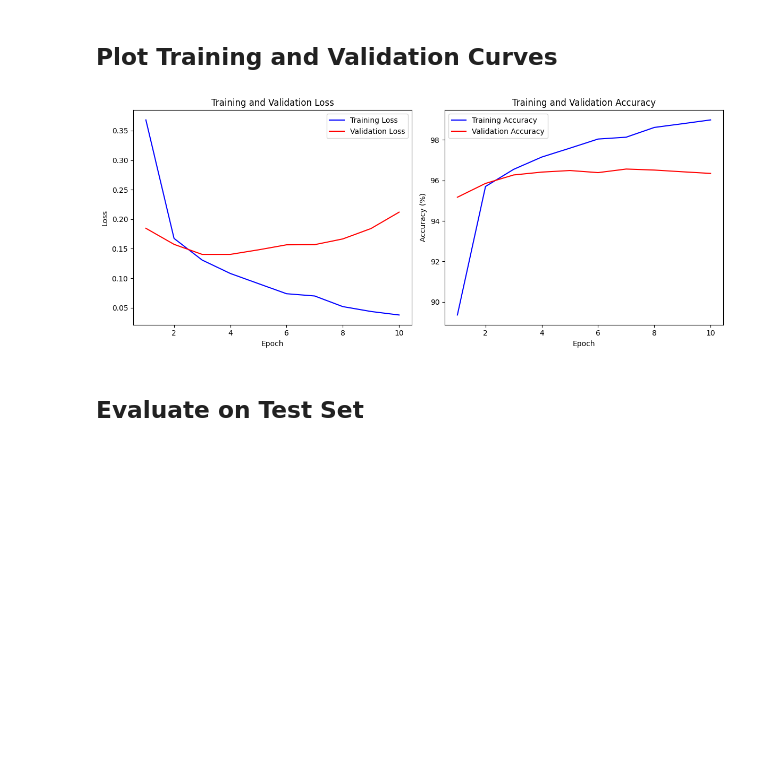
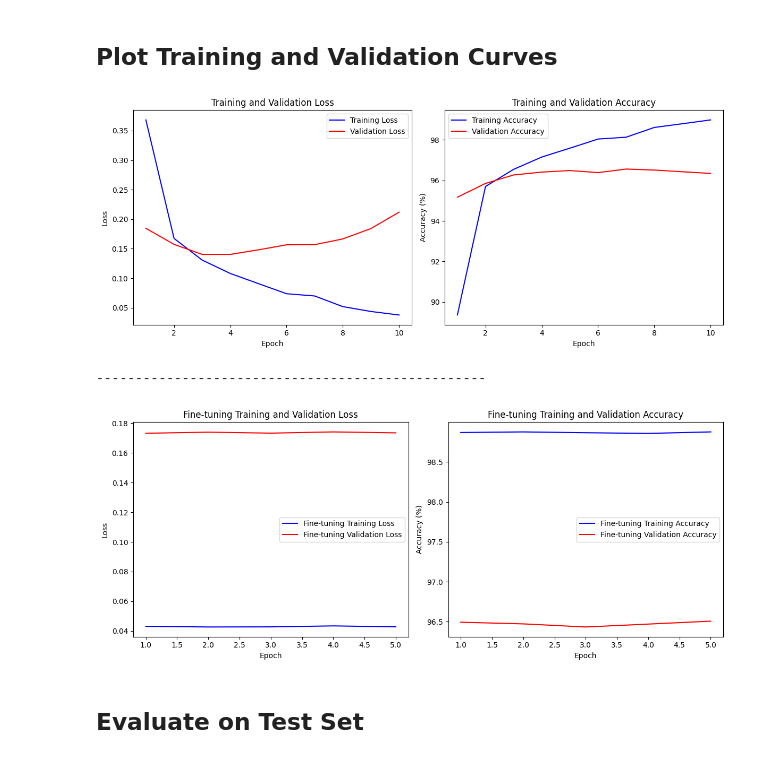
Before and after one commit to Azia-Bay/Capstone-Project, a Jupyter notebook: model/lstm.ipynb, the cells around one changed output. Drawn from its saved outputs; the diff is of its cells as text; code cells hidden in the pictures; blank space fills up the shorter version.

Commit message:
Added Early Stopping, Model fine-tuning, and a Gra[h for fine-tuned accuracy

```diff
--- a/model/lstm.ipynb
+++ b/model/lstm.ipynb
@@ -416,9 +416,11 @@ def evaluate(model, iterator, criterion, device):
 # %%
 # Set number of epochs
 N_EPOCHS = 10
+PATIENCE = 3  # Number of epochs to wait for improvement before stopping
 
 # Initialize variables to store best validation accuracy
 best_valid_acc = 0.0
+epochs_no_improve = 0
 
 # Lists to store metrics for plotting
 train_losses = []
@@ -447,6 +449,15 @@ for epoch in range(N_EPOCHS):
         best_valid_acc = val_acc
         torch.save(model.state_dict(), 'best_disaster_model.pt')
         print(f"\tBest validation accuracy so far! Model saved.")
+        epochs_no_improve = 0
+    else:
+        epochs_no_improve += 1
+        print(f"\tNo improvement in validation accuracy for {epochs_no_improve} epoch(s).")
+
+    # Check early stopping condition
+    if epochs_no_improve >= PATIENCE:
+        print(f"Early stopping triggered after {epoch+1} epochs.")
+        break
 
     print("--------------------------------------------------")
 # %% [output]
@@ -499,29 +639,55 @@ Epoch 10/10
 # %% [markdown]
 ## Plot Training and Validation Curves
 # %%
-# Plot loss curves
+# Plot loss curves for training and validation
 plt.figure(figsize=(12, 5))
 
 plt.subplot(1, 2, 1)
 plt.plot(range(1, N_EPOCHS+1), train_losses, 'b-', label='Training Loss')
 plt.plot(range(1, N_EPOCHS+1), val_losses, 'r-', label='Validation Loss')
 plt.xlabel('Epoch')
 plt.ylabel('Loss')
 plt.title('Training and Validation Loss')
 plt.legend()
 
 plt.subplot(1, 2, 2)
 plt.plot(range(1, N_EPOCHS+1), [acc * 100 for acc in train_accs], 'b-', label='Training Accuracy')
 plt.plot(range(1, N_EPOCHS+1), [acc * 100 for acc in val_accs], 'r-', label='Validation Accuracy')
 plt.xlabel('Epoch')
 plt.ylabel('Accuracy (%)')
 plt.title('Training and Validation Accuracy')
 plt.legend()
 
 plt.tight_layout()
 plt.show()
+
+print("--------------------------------------------------")
+
+# Plot loss curves for fine-tuning
+plt.figure(figsize=(12, 5))
+
+plt.subplot(1, 2, 1)
+plt.plot(range(1, N_FINE_TUNE_EPOCHS+1), fine_tune_train_losses, 'b-', label='Fine-tuning Training Loss')
+plt.plot(range(1, N_FINE_TUNE_EPOCHS+1), fine_tune_val_losses, 'r-', label='Fine-tuning Validation Loss')
+plt.xlabel('Epoch')
+plt.ylabel('Loss')
+plt.title('Fine-tuning Training and Validation Loss')
+plt.legend()
+
+plt.subplot(1, 2, 2)
+plt.plot(range(1, N_FINE_TUNE_EPOCHS+1), [acc * 100 for acc in fine_tune_train_accs], 'b-', label='Fine-tuning Training Accuracy')
+plt.plot(range(1, N_FINE_TUNE_EPOCHS+1), [acc * 100 for acc in fine_tune_val_accs], 'r-', label='Fine-tuning Validation Accuracy')
+plt.xlabel('Epoch')
+plt.ylabel('Accuracy (%)')
+plt.title('Fine-tuning Training and Validation Accuracy')
+plt.legend()
+
+plt.tight_layout()
+plt.show()
 # %% [output]
 [figure]
+--------------------------------------------------
+[figure, added]
 # %% [markdown]
 ## Evaluate on Test Set
 # %%
```
Also changed, not shown: parts of 3 cells of this notebook.
